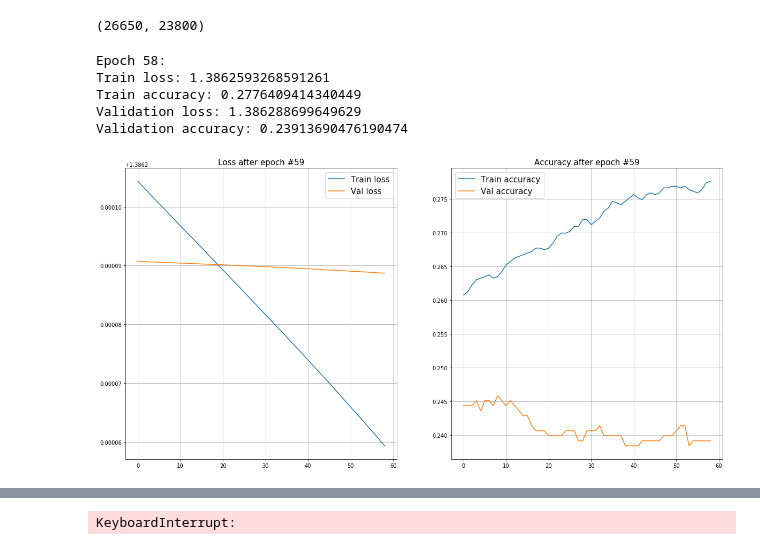
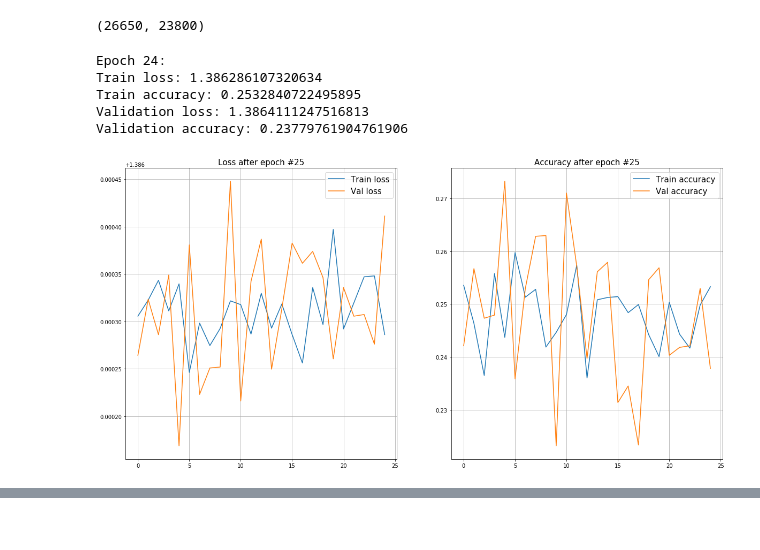
Before and after one commit to apugachev/Diploma-2019, a Jupyter notebook: DSSM/Approach DSSM.ipynb, the cells around one changed output, grey strips where cells are left out. Cells and saved outputs as stored; diff of their text form; code cells hidden in the pictures.

```diff
--- a/DSSM/Approach DSSM.ipynb
+++ b/DSSM/Approach DSSM.ipynb
@@ -89,6 +49,10 @@ X.shape
 # %%
 def get_batch(X_val, y_val, batch_sz=16):
     X_batches, y_batches = [], []
+    vals = np.hstack((X_val, y_val[:,np.newaxis]))
+    np.random.shuffle(vals)
+
+    X_val, y_val = vals[:,:-1], vals[:,-1]
 
     for i in range(len(X_val) // batch_sz):
         X_temp, y_temp = [], []
@@ -153,18 +125,20 @@ class DSSMNet(nn.Module):
         return probs
 # %%
 model = DSSMNet(X.shape[1])
+model.cuda()
 optimizer = torch.optim.SGD(model.parameters(), lr=0.01)
 loss_fn = nn.CrossEntropyLoss()
-epochs = 100
+epochs = 25
 # %%
-def train(model, optimizer, X_train_batches, y_train_batches):
+def train(model, optimizer, X_train, y_train, batch_size):
     train_loss, train_acc = [], []
     model.train()
+    X_batches, y_batches = get_batch(X_train, y_train, batch_size)
 
-    for batch in zip(X_train_batches, y_train_batches):
+    for batch in zip(X_batches, y_batches):
         X_batch, y_batch = batch
-        X_batch = torch.from_numpy(X_batch).type(torch.FloatTensor)
-        y_batch = torch.from_numpy(y_batch).type(torch.LongTensor)
+        X_batch = torch.from_numpy(X_batch).type(torch.cuda.FloatTensor)
+        y_batch = torch.from_numpy(y_batch).type(torch.cuda.LongTensor)
 
         optimizer.zero_grad()
         y_pred = model(X_batch)
@@ -182,14 +156,15 @@ def train(model, optimizer, X_train_batches, y_train_batches):
 
     return np.mean(train_loss), np.mean(train_acc)
 # %%
-def validate(model, optimizer, X_test_batches, y_test_batches):
+def validate(model, optimizer, X_test, y_test, batch_size):
     val_loss, val_acc = [], []
     model.eval()
+    X_batches, y_batches = get_batch(X_test, y_test, batch_size)
 
-    for batch in zip(X_test_batches, y_test_batches):
+    for batch in zip(X_batches, y_batches):
         X_batch, y_batch = batch
-        X_batch = torch.from_numpy(X_batch).type(torch.FloatTensor)
-        y_batch = torch.from_numpy(y_batch).type(torch.LongTensor)
+        X_batch = torch.from_numpy(X_batch).type(torch.cuda.FloatTensor)
+        y_batch = torch.from_numpy(y_batch).type(torch.cuda.LongTensor)
 
         y_pred = model(X_batch)
         loss = loss_fn(y_pred, y_batch)
@@ -208,41 +183,39 @@ import matplotlib.pyplot as plt
 all_train_loss, all_val_loss = [], []
 all_train_acc, all_val_acc = [], []
 
-X_train_batch, y_train_batch = get_batch(X_train, y_train, 64)
-X_test_batch, y_test_batch = get_batch(X_test, y_test, 16)
 
 for epoch in pb(range(epochs)):
-    cur_train = train(model, optimizer, X_train_batch, y_train_batch)
-    cur_val = validate(model, optimizer, X_test_batch, y_test_batch)
+    cur_train = train(model, optimizer, X_train, y_train, 64)
+    cur_val = validate(model, optimizer, X_test, y_test, 16)
     all_train_loss.append(cur_train[0])
     all_train_acc.append(cur_train[1])
     all_val_loss.append(cur_val[0])
     all_val_acc.append(cur_val[1])
     clear_output()
     print('Epoch {}:'.format(epoch))
     print("Train loss: {}".format(cur_train[0]))
     print("Train accuracy: {}".format(cur_train[1]))
     print("Validation loss: {}".format(cur_val[0]))
     print("Validation accuracy: {}".format(cur_val[1]))
 
     f, axarr = plt.subplots(1,2, figsize=(20,10))
 
     axarr[0].plot(all_train_loss, label='Train loss')
     axarr[0].plot(all_val_loss, label='Val loss')
     axarr[0].grid()
     axarr[0].legend(fontsize=15)
     axarr[0].set_title('Loss after epoch #{}'.format(epoch+1), size=15)
 
     axarr[1].plot(all_train_acc, label='Train accuracy')
     axarr[1].plot(all_val_acc, label='Val accuracy')
     axarr[1].grid()
     axarr[1].legend(fontsize=15)
     axarr[1].set_title('Accuracy after epoch #{}'.format(epoch+1), size=15)
     plt.show()
 # %% [output]
-Epoch 58:
-Train loss: 1.3862593268591261
-Train accuracy: 0.2776409414340449
-Validation loss: 1.386288699649629
-Validation accuracy: 0.23913690476190474
+Epoch 24:
+Train loss: 1.386286107320634
+Train accuracy: 0.2532840722495895
+Validation loss: 1.3864111247516813
+Validation accuracy: 0.23779761904761906
-[figure, old version]
+[figure, new version]
@@ -250 +222,0 @@ Validation accuracy: 0.23913690476190474
-KeyboardInterrupt:
```
Also changed, not shown: parts of 5 cells of this notebook, 1 other file.
